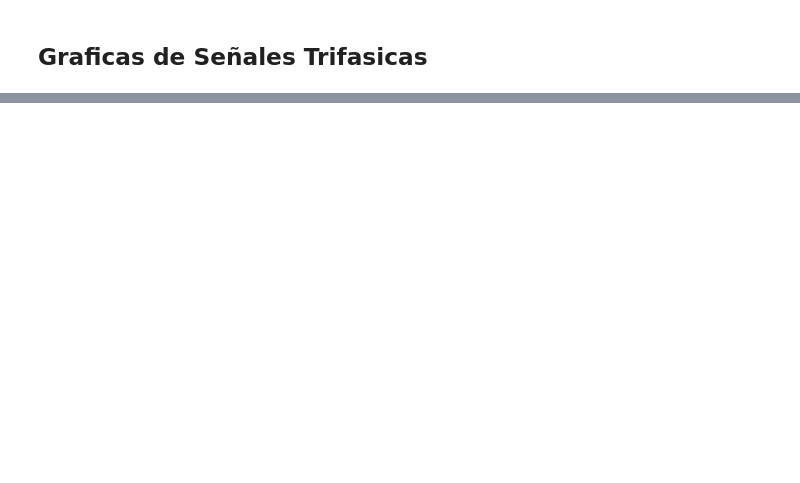
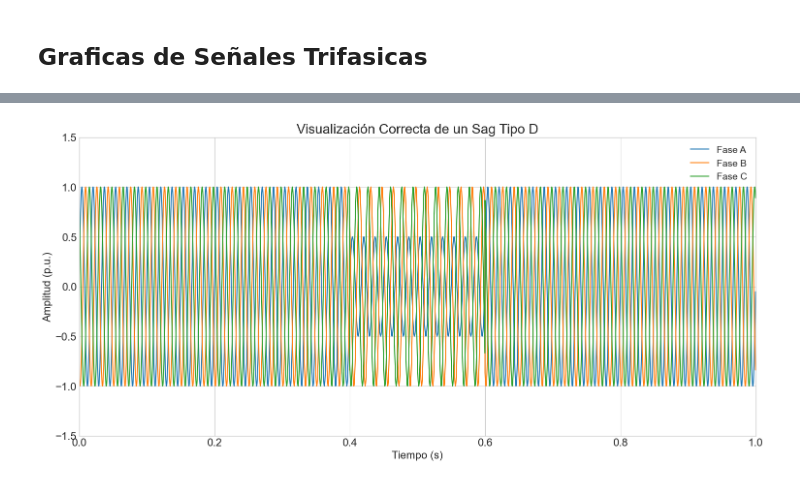
Before and after one commit to SGOLDYT/Power-Quality, a Jupyter notebook: Generacion_Señales/Trifasico/trifasico.ipynb, the cells around one changed output, grey strips where cells are left out. Drawn from its saved outputs; the diff is of its cells as text; code cells hidden in the pictures; blank space fills up the shorter version.

```diff
--- a/Generacion_Señales/Trifasico/trifasico.ipynb
+++ b/Generacion_Señales/Trifasico/trifasico.ipynb
@@ -348,0 +385,80 @@ Buscando y graficando la señal con ID: Normal_clean_2158...
+# %%
+import numpy as np
+import matplotlib.pyplot as plt
+import cmath
+
+# --- 1. PARÁMETROS DE LA SEÑAL ---
+FS = 7200
+FREQ = 60
+AMPLITUDE = 1.0
+DURATION = 1
+V = 0.5 # Profundidad del sag para la fase A
+
+# --- 2. FUNCIÓN DE GENERACIÓN CORREGIDA ---
+def generar_y_graficar_sag_tipo_D():
+    """
+    Genera y grafica una señal de sag Tipo D correctamente, donde una
+    fase cae y las otras dos se desfasan manteniendo su magnitud.
+    """
+    t = np.linspace(0, DURATION, int(FS * DURATION), endpoint=False)
+
+    # Definir el intervalo del evento
+    start_time = 0.4
+    end_time = 0.6
+    u = (t >= start_time) & (t < end_time)
+
+    # Generar señal base
+    va_sag = AMPLITUDE * np.sin(2 * np.pi * FREQ * t)
+    vb_sag = AMPLITUDE * np.sin(2 * np.pi * FREQ * t - 2 * np.pi / 3)
+    vc_sag = AMPLITUDE * np.sin(2 * np.pi * FREQ * t + 2 * np.pi / 3)
+
+    # ========================================================================
+    # =========== ¡FASORES CORRECTOS PARA UN SAG TIPO D! =============
+    # ========================================================================
+    # Va cae a V. Vb y Vc mantienen magnitud 1.0 pero se desfasan un ángulo 'delta'.
+    # Este es un ejemplo físico realista de este tipo de falla.
+
+    # Pequeño desfase adicional para las fases sanas (en radianes)
+    fase_shift_delta = np.deg2rad(15)
+
+    phasors_tipo_D = {
+        'A': V,
+        'B': 1.0 * cmath.exp(1j * (-2*np.pi/3 + fase_shift_delta)),
+        'C': 1.0 * cmath.exp(1j * ( 2*np.pi/3 - fase_shift_delta))
+    }
+
+    # Extraer magnitud y ángulo de cada fasor
+    mag_a, ang_a = cmath.polar(phasors_tipo_D['A'])
+    mag_b, ang_b = cmath.polar(phasors_tipo_D['B'])
+    mag_c, ang_c = cmath.polar(phasors_tipo_D['C'])
+
+    # ========================================================================
+    # =========== ¡APLICACIÓN DE ÁNGULOS 100% CORREGIDA! =============
+    # ========================================================================
+    # Aplicar el sag SÓLO durante el intervalo 'u'
+    va_sag[u] = AMPLITUDE * mag_a * np.sin(2 * np.pi * FREQ * t[u] + ang_a)
+    vb_sag[u] = AMPLITUDE * mag_b * np.sin(2 * np.pi * FREQ * t[u] - (2*np.pi/3) + ang_b)
+    vc_sag[u] = AMPLITUDE * mag_c * np.sin(2 * np.pi * FREQ * t[u] + (2*np.pi/3) + ang_c)
+
+    # --- 3. GRAFICAR EL RESULTADO ---
+    plt.style.use('seaborn-v0_8-whitegrid')
+    fig, ax = plt.subplots(figsize=(18, 8))
+
+    ax.plot(t, va_sag, label='Fase A', lw=1.5)
+    ax.plot(t, vb_sag, label='Fase B', lw=1.5)
+    ax.plot(t, vc_sag, label='Fase C', lw=1.5)
+
+    ax.set_title('Visualización Correcta de un Sag Tipo D', fontsize=20)
+    ax.set_xlabel('Tiempo (s)', fontsize=16)
+    ax.set_ylabel('Amplitud (p.u.)', fontsize=16)
+    ax.legend(fontsize=14)
+    ax.set_xlim(0, DURATION)
+    ax.set_ylim(-1.5, 1.5)
+
+    plt.show()
+
+# --- EJECUTAR EL SCRIPT ---
+if __name__ == "__main__":
+    generar_y_graficar_sag_tipo_D()
+# %% [output]
+[figure, added]
```
Also changed, not shown: parts of 4 cells of this notebook, 9 other files.
